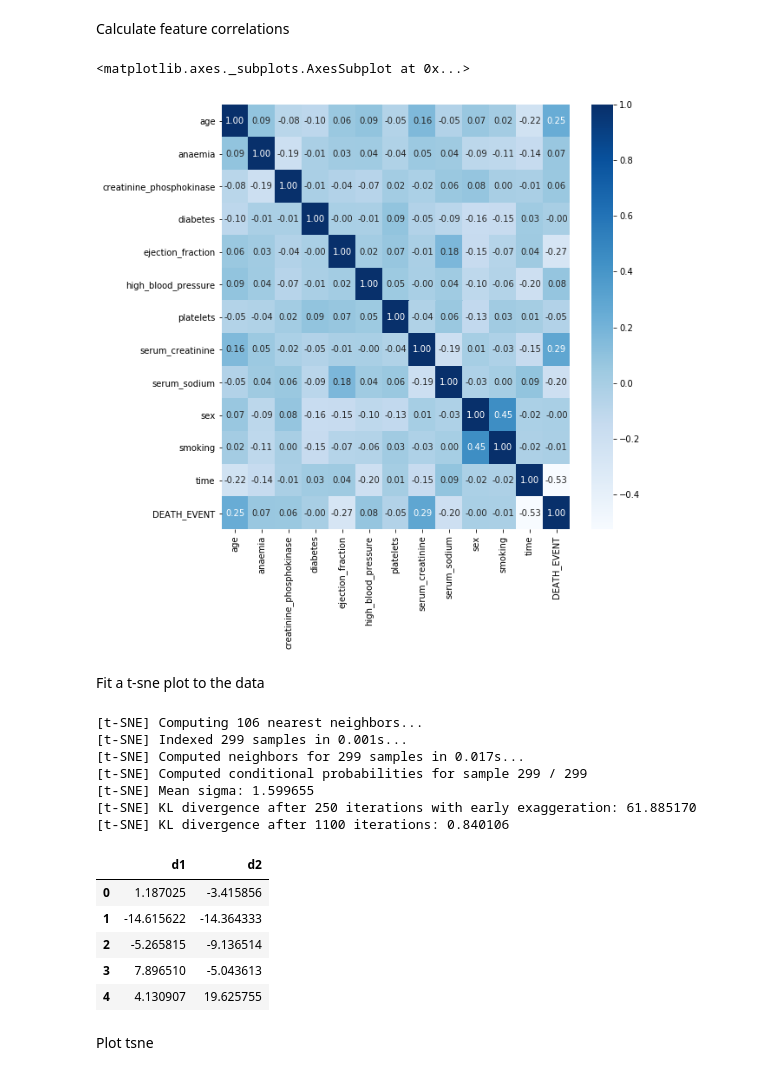
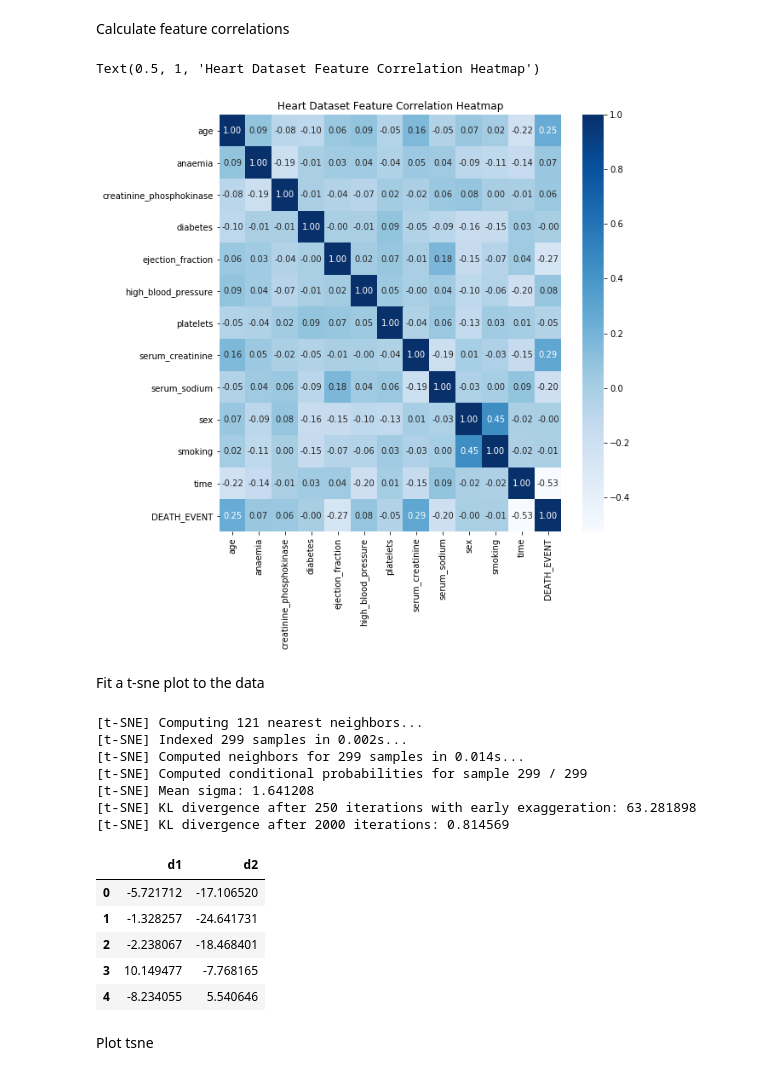
Before and after one commit to blantj/heart_records_clustering, a Jupyter notebook: Modeling.ipynb, the cells around one changed output. Drawn from its saved outputs; the diff is of its cells as text; code cells hidden in the pictures.

```diff
--- a/Modeling.ipynb
+++ b/Modeling.ipynb
@@ -125,30 +127,31 @@ Calculate feature correlations
 # %%
 fig,ax = plt.subplots(figsize=(9,9))
 sns.heatmap(df.corr(), annot=True, cmap='Blues', fmt=".2f", ax=ax)
+ax.set_title('Heart Dataset Feature Correlation Heatmap')
 # %% [output]
-<matplotlib.axes._subplots.AxesSubplot at 0x...>
+Text(0.5, 1, 'Heart Dataset Feature Correlation Heatmap')
-[figure, old version]
+[figure, new version]
 # %% [markdown]
 Fit a t-sne plot to the data
 # %%
-tsne = TSNE(n_components=2, perplexity=35, n_iter=2000, random_state=53, verbose=1)
+tsne = TSNE(n_components=2, perplexity=40, n_iter=2000, random_state=53, verbose=1)
 tsne_output = tsne.fit_transform(isf_df)
 tsne_df = pd.DataFrame(tsne_output, columns = ['d1', 'd2'])
 tsne_df.head()
 # %% [output]
-[t-SNE] Computing 106 nearest neighbors...
-[t-SNE] Indexed 299 samples in 0.001s...
-[t-SNE] Computed neighbors for 299 samples in 0.017s...
+[t-SNE] Computing 121 nearest neighbors...
+[t-SNE] Indexed 299 samples in 0.002s...
+[t-SNE] Computed neighbors for 299 samples in 0.014s...
 [t-SNE] Computed conditional probabilities for sample 299 / 299
-[t-SNE] Mean sigma: 1.599655
-[t-SNE] KL divergence after 250 iterations with early exaggeration: 61.885170
-[t-SNE] KL divergence after 1100 iterations: 0.840106
+[t-SNE] Mean sigma: 1.641208
+[t-SNE] KL divergence after 250 iterations with early exaggeration: 63.281898
+[t-SNE] KL divergence after 2000 iterations: 0.814569
 |  | d1 | d2 |
-| 0 | 1.187025 | -3.415856 |
-| 1 | -14.615622 | -14.364333 |
-| 2 | -5.265815 | -9.136514 |
-| 3 | 7.896510 | -5.043613 |
-| 4 | 4.130907 | 19.625755 |
+| 0 | -5.721712 | -17.106520 |
+| 1 | -1.328257 | -24.641731 |
+| 2 | -2.238067 | -18.468401 |
+| 3 | 10.149477 | -7.768165 |
+| 4 | -8.234055 | 5.540646 |
 # %% [markdown]
 Plot tsne
 # %%
```
Also changed, not shown: parts of 6 cells of this notebook.
